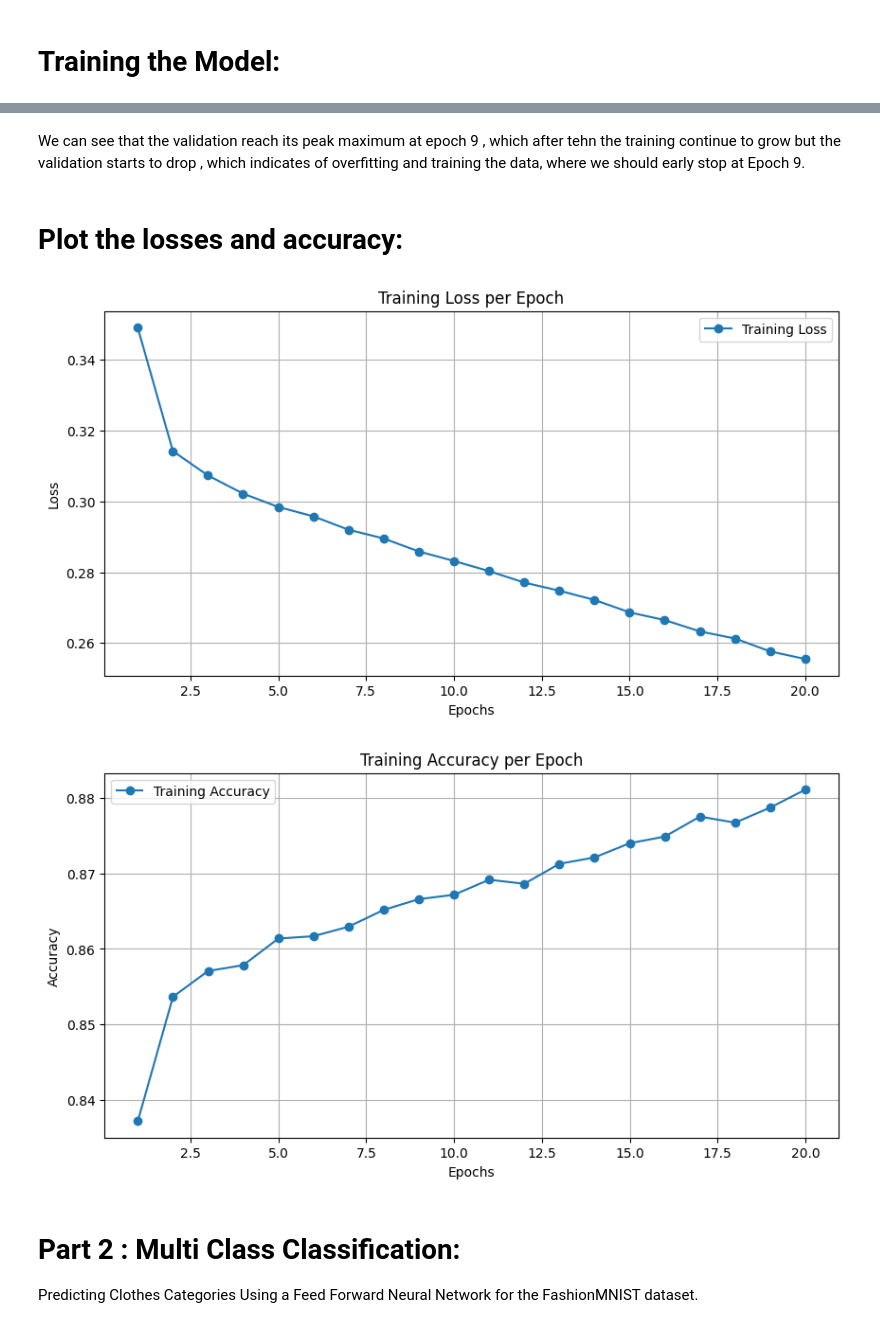
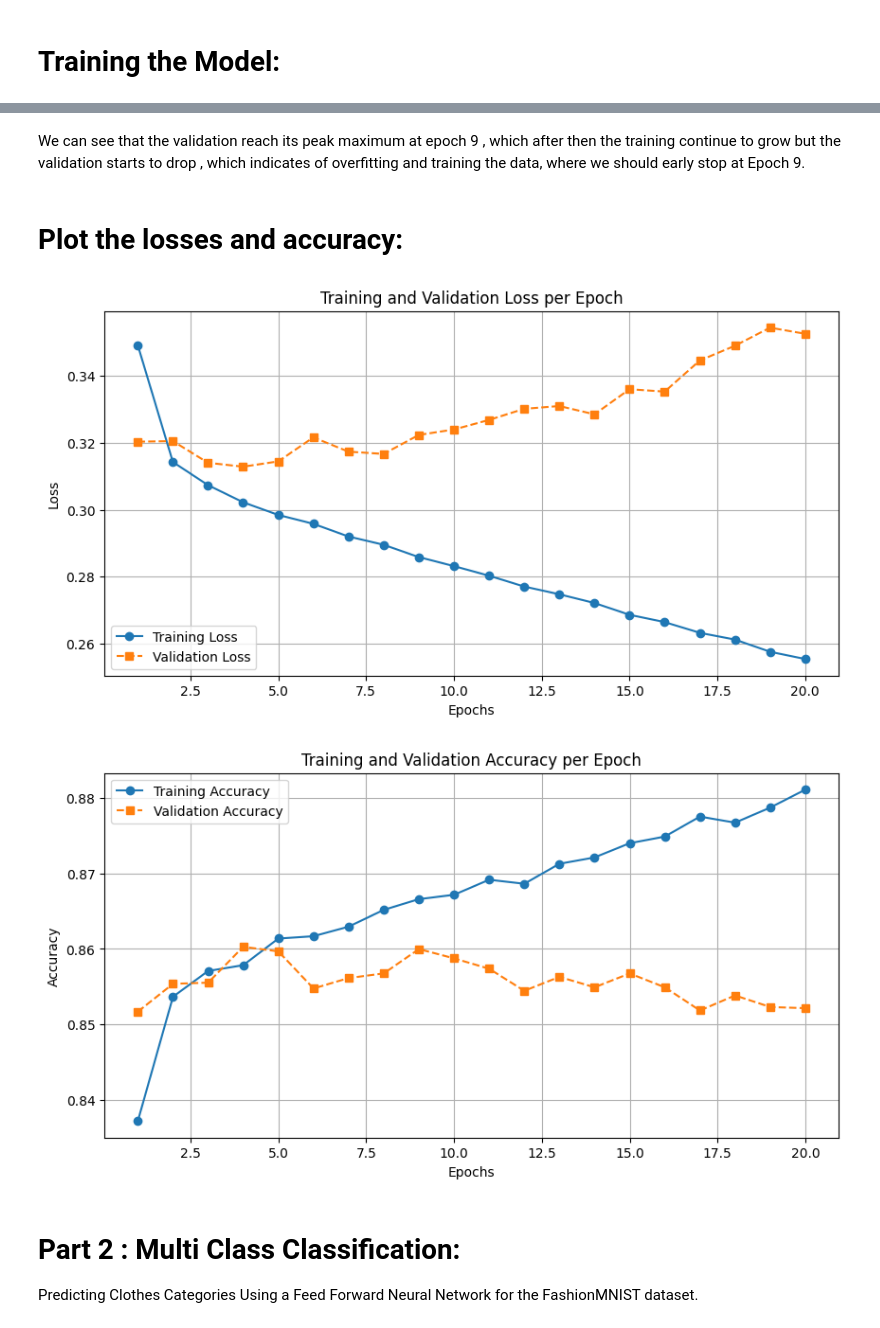
Before and after one commit to aseel1/Deep-learning, a Jupyter notebook: HW-1/HW1_322512690_21239353_F.ipynb, the cells around one changed output, grey strips where cells are left out. Saved outputs shown, nothing was run; the diff lists cells and outputs as text; code cells hidden in the pictures.

Commit message:
small fix for validation

```diff
--- a/HW-1/HW1_322512690_21239353_F.ipynb
+++ b/HW-1/HW1_322512690_21239353_F.ipynb
@@ -293,34 +293,36 @@ Epoch 19/20, Train Loss: 0.2577, Train Acc: 87.87%, Val Loss: 0.3543, Val Acc: 8
 Epoch 20/20, Train Loss: 0.2555, Train Acc: 88.11%, Val Loss: 0.3524, Val Acc: 85.21%
 Test Accuracy: 84.44%
 # %% [markdown]
-We can see that the validation reach its peak maximum at epoch 9 , which after tehn the training continue to grow but the validation starts to drop , which indicates of overfitting and training the data, where we should early stop at Epoch 9.
+We can see that the validation reach its peak maximum at epoch 9 , which after then the training continue to grow but the validation starts to drop , which indicates of overfitting and training the data, where we should early stop at Epoch 9.
 # %% [markdown]
 # **Plot the losses and accuracy:**
 # %%
 import matplotlib.pyplot as plt
 
 # Plot Loss
 plt.figure(figsize=(10, 5))
 plt.plot(range(1, epochs + 1), train_loss, label='Training Loss', marker='o')
-plt.title('Training Loss per Epoch')
+plt.plot(range(1, epochs + 1), val_loss, label='Validation Loss', marker='s', linestyle='--')
+plt.title('Training and Validation Loss per Epoch')
 plt.xlabel('Epochs')
 plt.ylabel('Loss')
 plt.legend()
 plt.grid()
 plt.show()
 
 # Plot Accuracy
 plt.figure(figsize=(10, 5))
 plt.plot(range(1, epochs + 1), train_acc, label='Training Accuracy', marker='o')
-plt.title('Training Accuracy per Epoch')
+plt.plot(range(1, epochs + 1), val_acc, label='Validation Accuracy', marker='s', linestyle='--')
+plt.title('Training and Validation Accuracy per Epoch')
 plt.xlabel('Epochs')
 plt.ylabel('Accuracy')
 plt.legend()
 plt.grid()
 plt.show()
 # %% [output]
-[figure, old version]
+[figure, new version]
-[figure, old version]
+[figure, new version]
 # %% [markdown]
 # **Part 2 : Multi Class Classification:**
 
```
